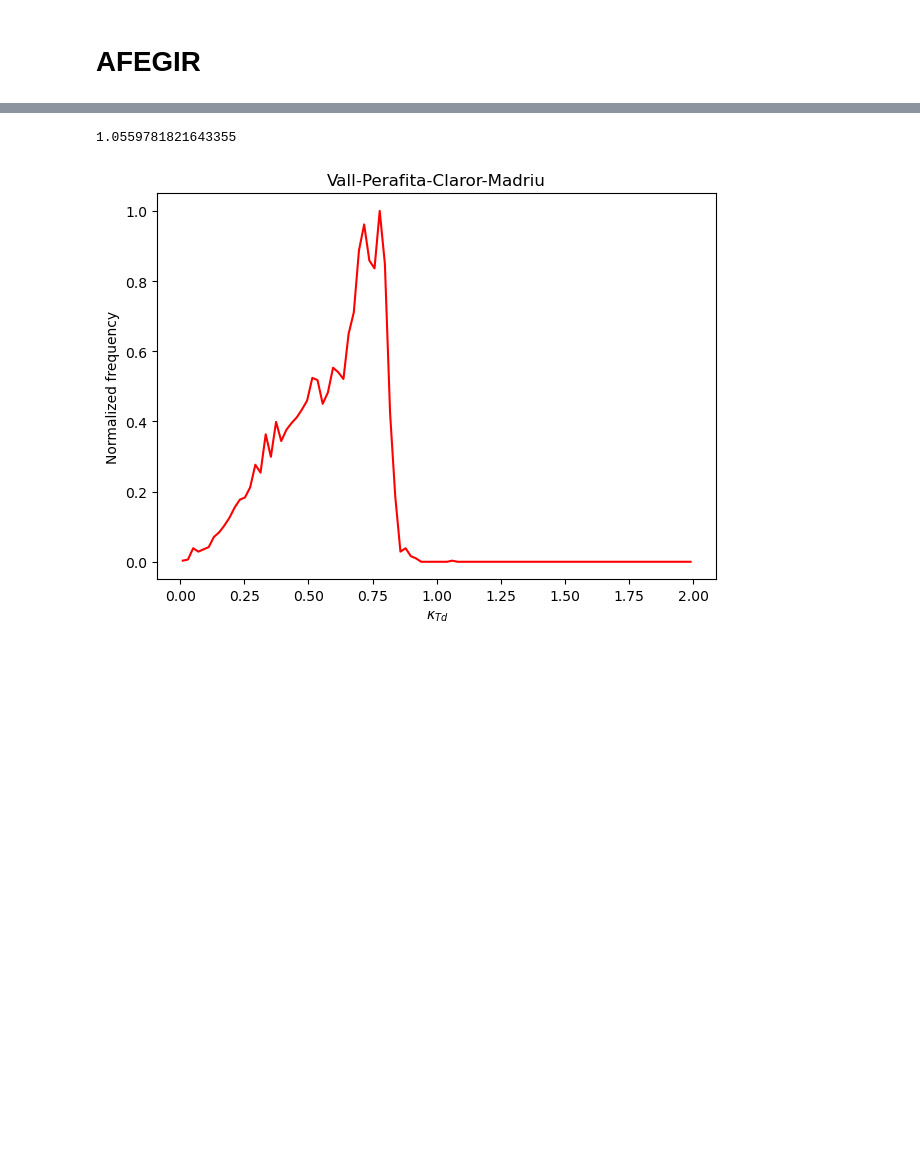
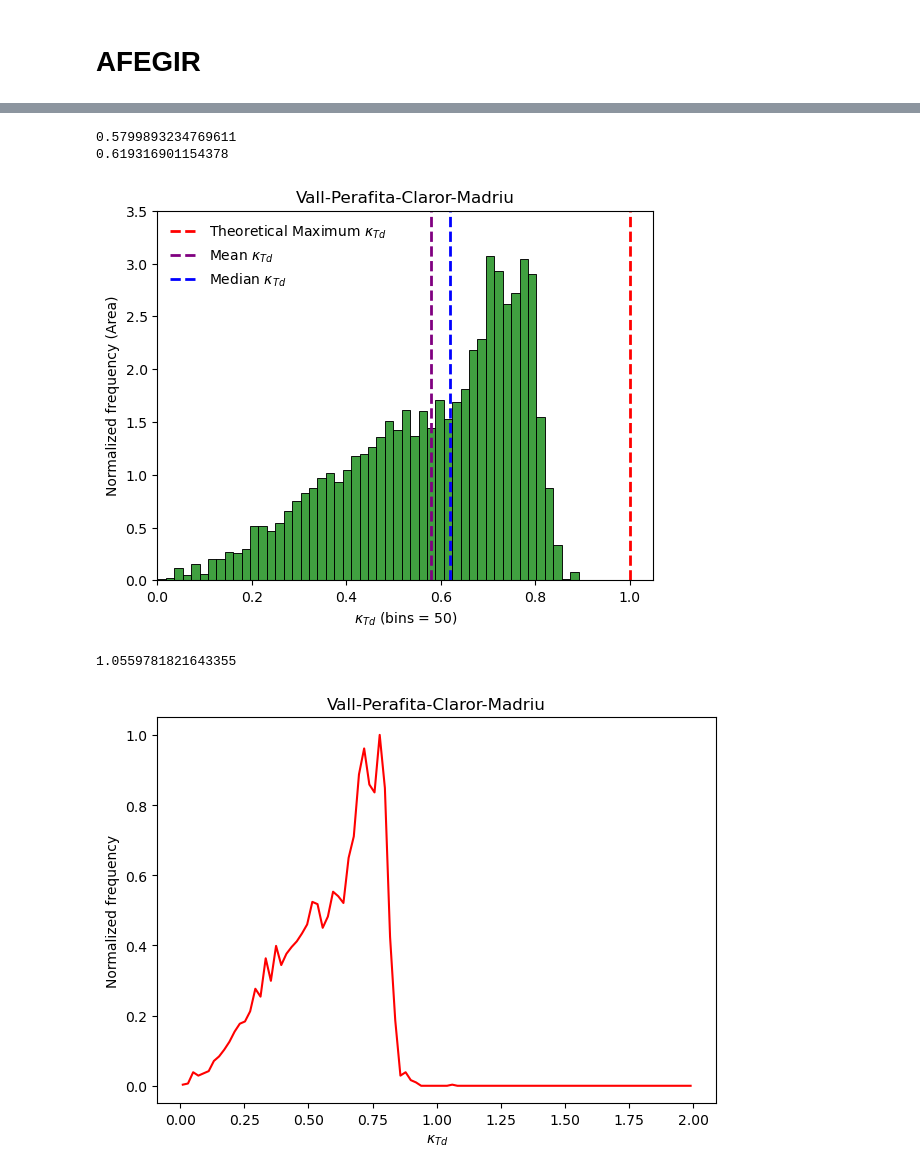
Before and after one commit to ToniCanals/TFG, a Jupyter notebook: Clearness index.ipynb, the cells around one changed output, grey strips where cells are left out. Drawn from its saved outputs; the diff is of its cells as text; code cells hidden in the pictures; blank space fills up the shorter version.

```diff
--- a/Clearness index.ipynb
+++ b/Clearness index.ipynb
@@ -357,3 +519,27 @@ print(kt.median())
+# %%
+sns.histplot(data= kt[733::], stat = 'density',bins =50,color = 'green') # 733 -> 2011:01:01
+plt.ylabel('Normalized frequency (Area)')
+plt.xlabel(r'$\kappa_{Td}$ (bins = 50)')
+plt.title('Vall-Perafita-Claror-Madriu')
+
+
+plt.vlines(x=1, ymin=0,ymax =3.5, colors='red', ls='--', lw=2, label=r'Theoretical Maximum $\kappa_{Td}$')
+plt.vlines(x=kt.mean(), ymin=0,ymax = 3.5, colors='purple', ls='--', lw=2, label=r'Mean $\kappa_{Td}$')
+plt.vlines(x=kt.median(), ymin=0,ymax =3.5, colors='blue', ls='--', lw=2, label=r'Median $\kappa_{Td}$')
+#plt.vlines(x=kt.mode(kt), ymin=0,ymax =0.07, colors='pink', ls='--', lw=2, label=r'Median $\kappa_{Td}$')
+
+plt.ylim(0,3.5)
+plt.legend(loc=2,frameon = False)
+
+
+plt.xlim(0,1.05)
+plt.savefig('ktd_hist_0_median_new_density')
+print(kt.mean())
+print(kt.median())
+# %% [output]
+0.5799893234769611
+0.619316901154378
+[figure, added]
 # %%
 print(max(kt))
 # %% [output]
```
Also changed, not shown: parts of 32 cells of this notebook, 23 other files.
